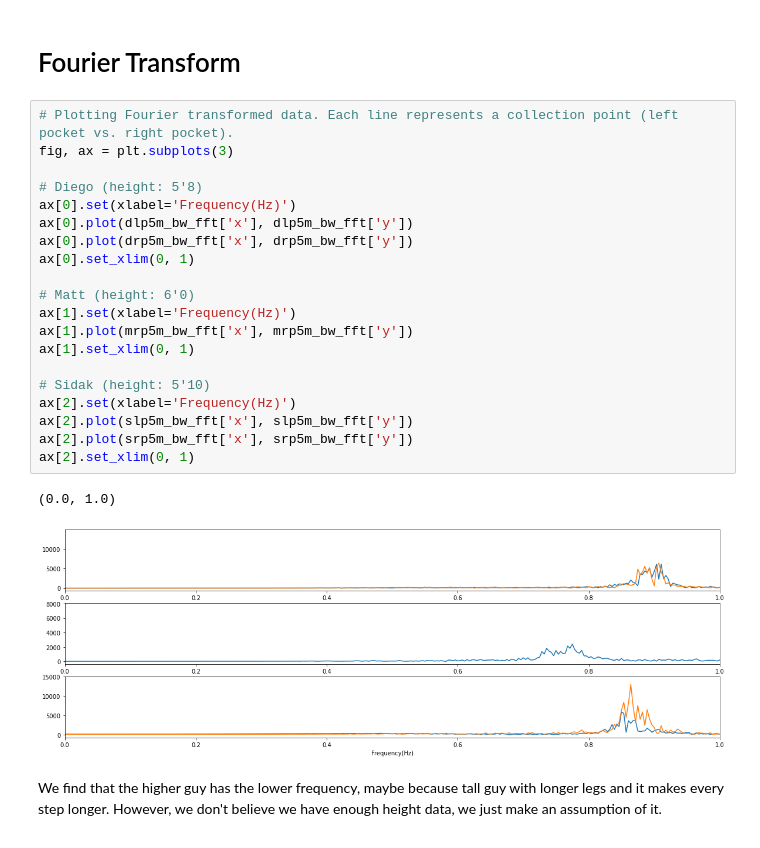
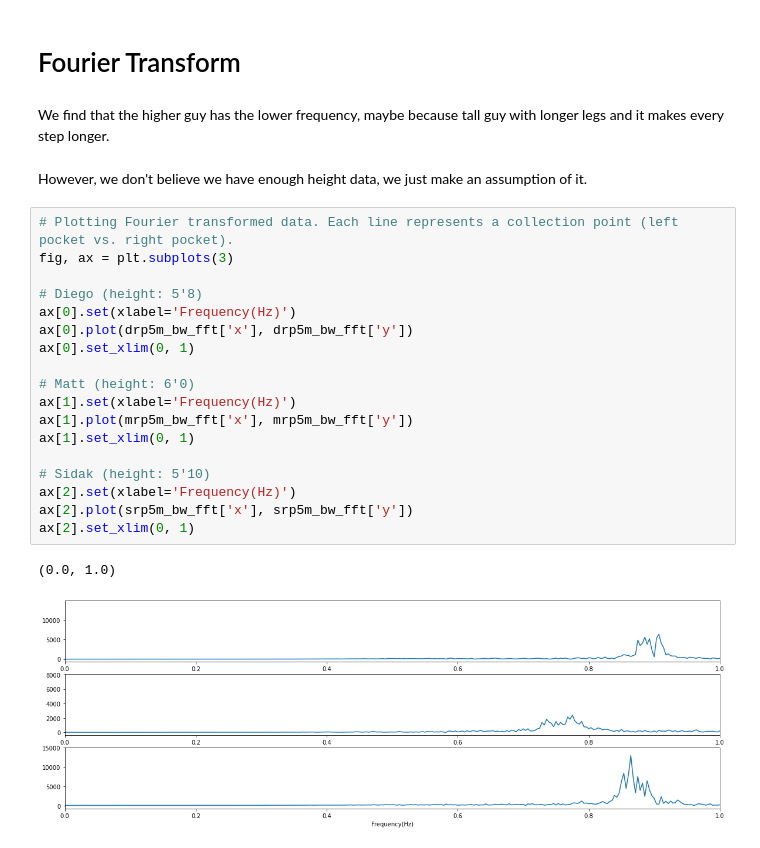
Before and after one commit to asd881018/Sensors-Noise-and-Walking-Human-Activity-Analysis, a Jupyter notebook: src.ipynb, the cells around one changed output. Drawn from its saved outputs; the diff is of its cells as text.

```diff
--- a/src.ipynb
+++ b/src.ipynb
@@ -165,28 +179,27 @@ ax[2].plot(slp_5min_bw['seconds'], slp_5min_bw['z'])
 # %% [markdown]
 # Fourier Transform
+# %% [markdown]
+We find that the higher guy has the lower frequency, maybe because tall guy with longer legs and it makes every step longer.
+# %% [markdown]
+However, we don't believe we have enough height data, we just make an assumption of it.
 # %%
 # Plotting Fourier transformed data. Each line represents a collection point (left pocket vs. right pocket).
 fig, ax = plt.subplots(3)
 
 # Diego (height: 5'8)
 ax[0].set(xlabel='Frequency(Hz)')
-ax[0].plot(dlp5m_bw_fft['x'], dlp5m_bw_fft['y'])
 ax[0].plot(drp5m_bw_fft['x'], drp5m_bw_fft['y'])
 ax[0].set_xlim(0, 1)
 
 # Matt (height: 6'0)
 ax[1].set(xlabel='Frequency(Hz)')
 ax[1].plot(mrp5m_bw_fft['x'], mrp5m_bw_fft['y'])
 ax[1].set_xlim(0, 1)
 
 # Sidak (height: 5'10)
 ax[2].set(xlabel='Frequency(Hz)')
-ax[2].plot(slp5m_bw_fft['x'], slp5m_bw_fft['y'])
 ax[2].plot(srp5m_bw_fft['x'], srp5m_bw_fft['y'])
 ax[2].set_xlim(0, 1)
 # %% [output]
 (0.0, 1.0)
-[figure, old version]
+[figure, new version]
-# %% [markdown]
-We find that the higher guy has the lower frequency, maybe because tall guy with longer legs and it makes every step longer.
-However, we don't believe we have enough height data, we just make an assumption of it.
```
Also changed, not shown: parts of 9 cells of this notebook.
